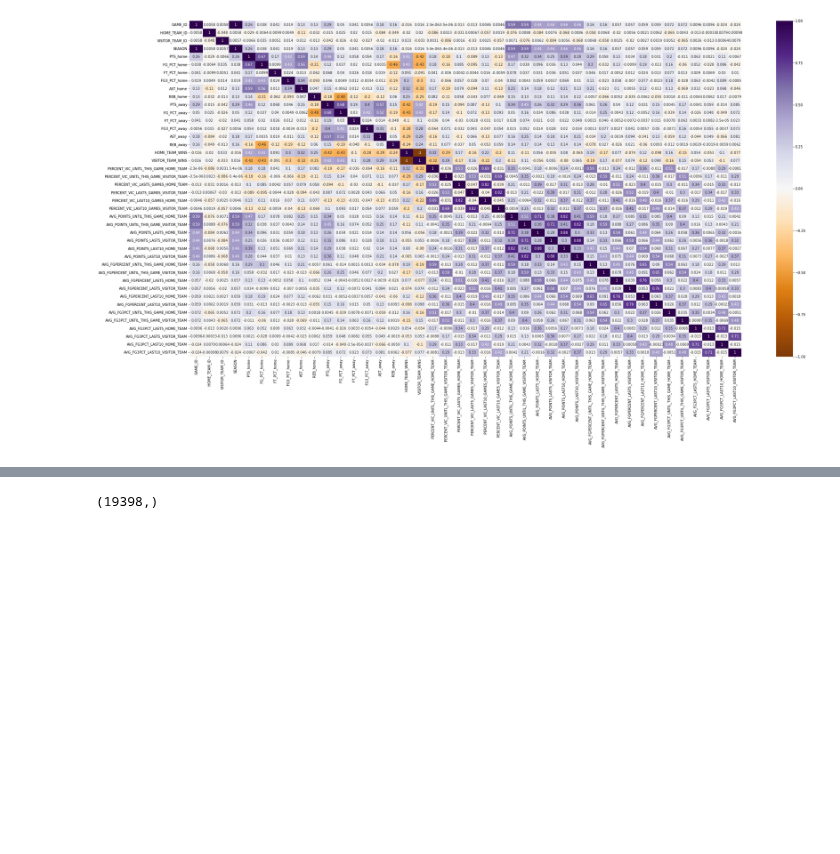
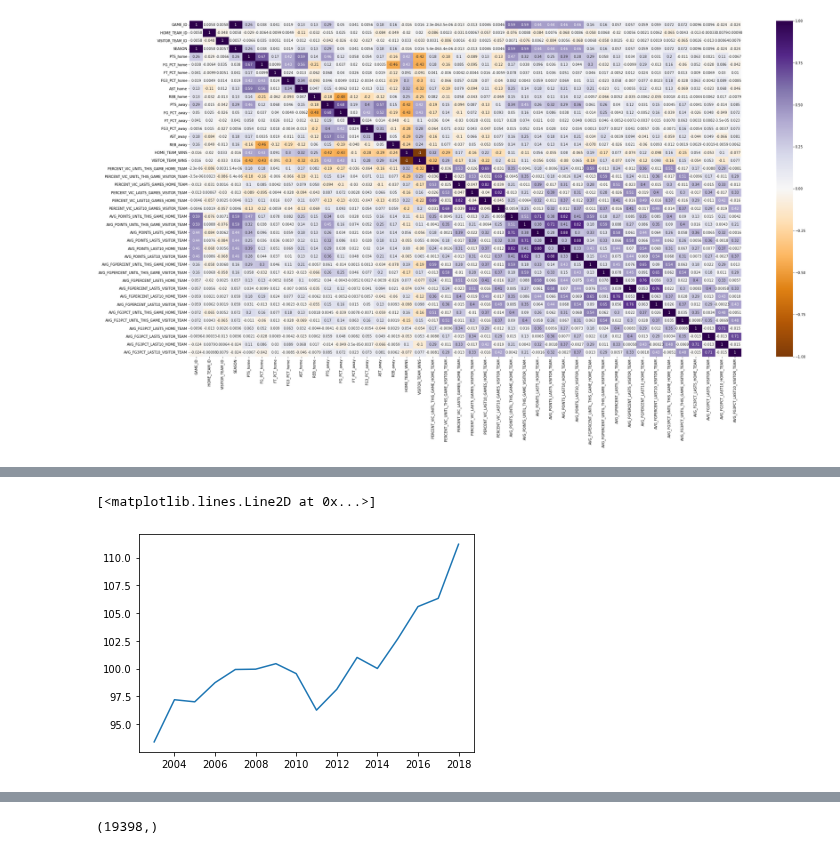
Before and after one commit to robertomanzanolopez/nba_statistics_prediction, a Jupyter notebook: data_exploration.ipynb, the cells around one changed output, grey strips where cells are left out. Drawn from its saved outputs; the diff is of its cells as text; code cells hidden in the pictures; blank space fills up the shorter version.

```diff
--- a/data_exploration.ipynb
+++ b/data_exploration.ipynb
@@ -39,0 +52,6 @@ sns.heatmap(df_corr, annot=True, cmap='PuOr', center=0)
+# %%
+#Media de puntos efectuados a lo largo del tiempo
+plt.plot(df['SEASON'].unique(),(df.groupby('SEASON')['PTS_home'].mean() + df.groupby('SEASON')['PTS_away'].mean())/2)
+# %% [output]
+[<matplotlib.lines.Line2D at 0x...>]
+[figure, added]
```
Also changed, not shown: parts of 10 cells of this notebook.
